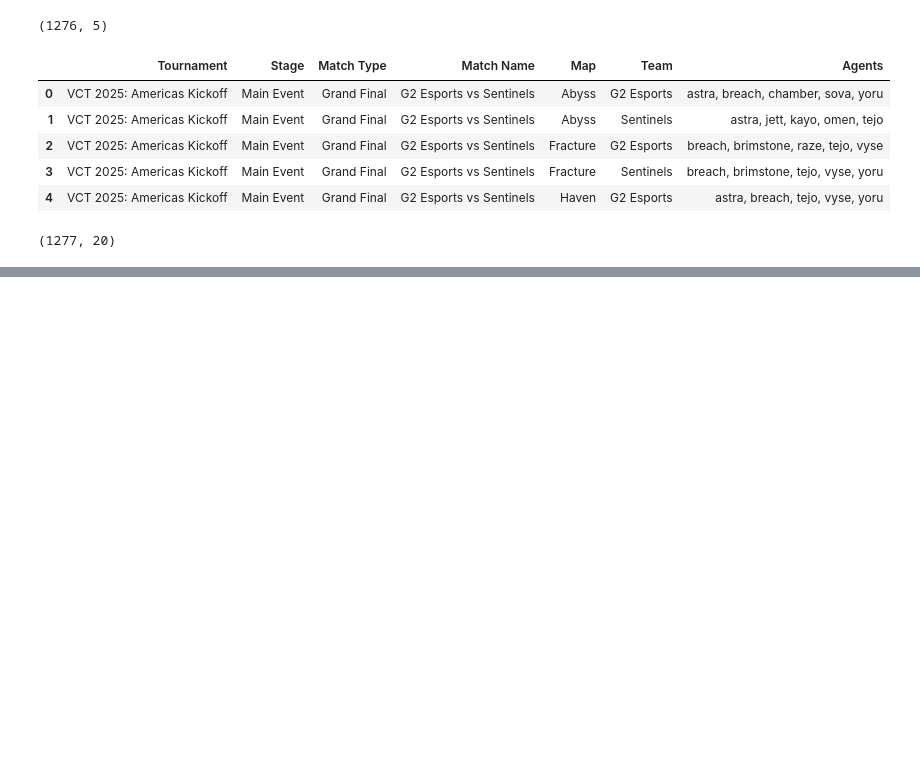
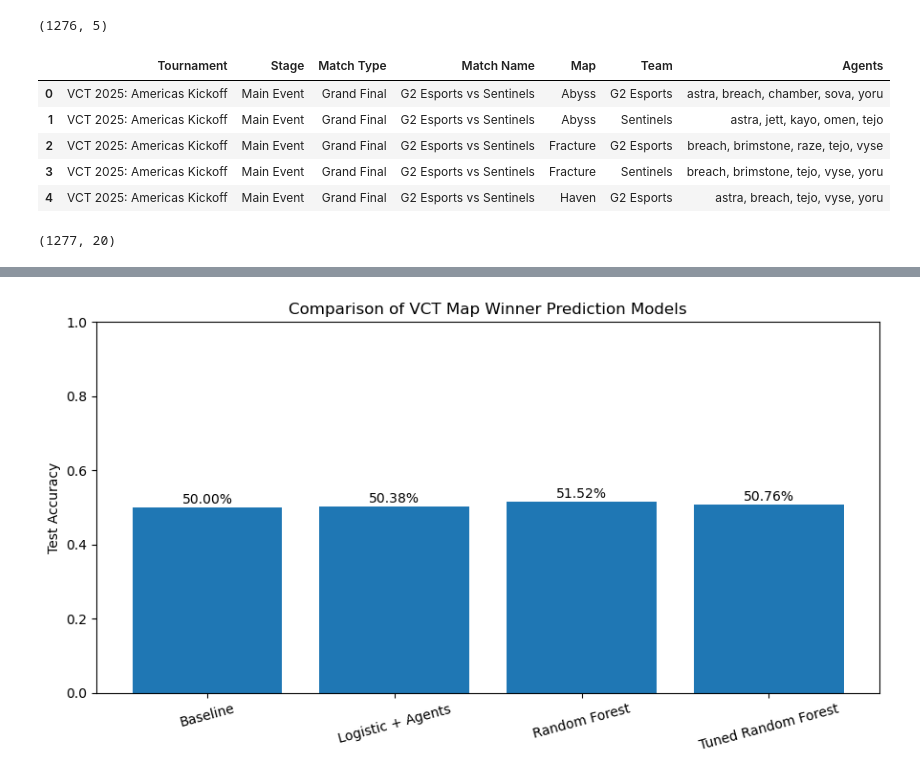
Before and after one commit to KennethLoh6921/Project_CU5, a Jupyter notebook: VCT_Valorant_Project.ipynb, the cells around one changed output, grey strips where cells are left out. Cells and saved outputs as stored; diff of their text form; code cells hidden in the pictures; blank space fills up the shorter version.

```diff
--- a/VCT_Valorant_Project.ipynb
+++ b/VCT_Valorant_Project.ipynb
@@ -501,0 +770,22 @@ df_model_2025.shape
+# %%
+plt.figure(figsize=(9, 5))
+
+bars = plt.bar(model_names, accuracies)
+
+plt.ylabel("Test Accuracy")
+plt.title("Comparison of VCT Map Winner Prediction Models")
+plt.ylim(0, 1)
+plt.xticks(rotation=15)
+
+for bar, accuracy in zip(bars, accuracies):
+    plt.text(
+        bar.get_x() + bar.get_width() / 2,
+        accuracy + 0.01,
+        f"{accuracy:.2%}",
+        ha="center"
+    )
+
+plt.tight_layout()
+plt.show()
+# %% [output]
+[figure, added]
```
Also changed, not shown: parts of 24 cells of this notebook, 1 other file.
